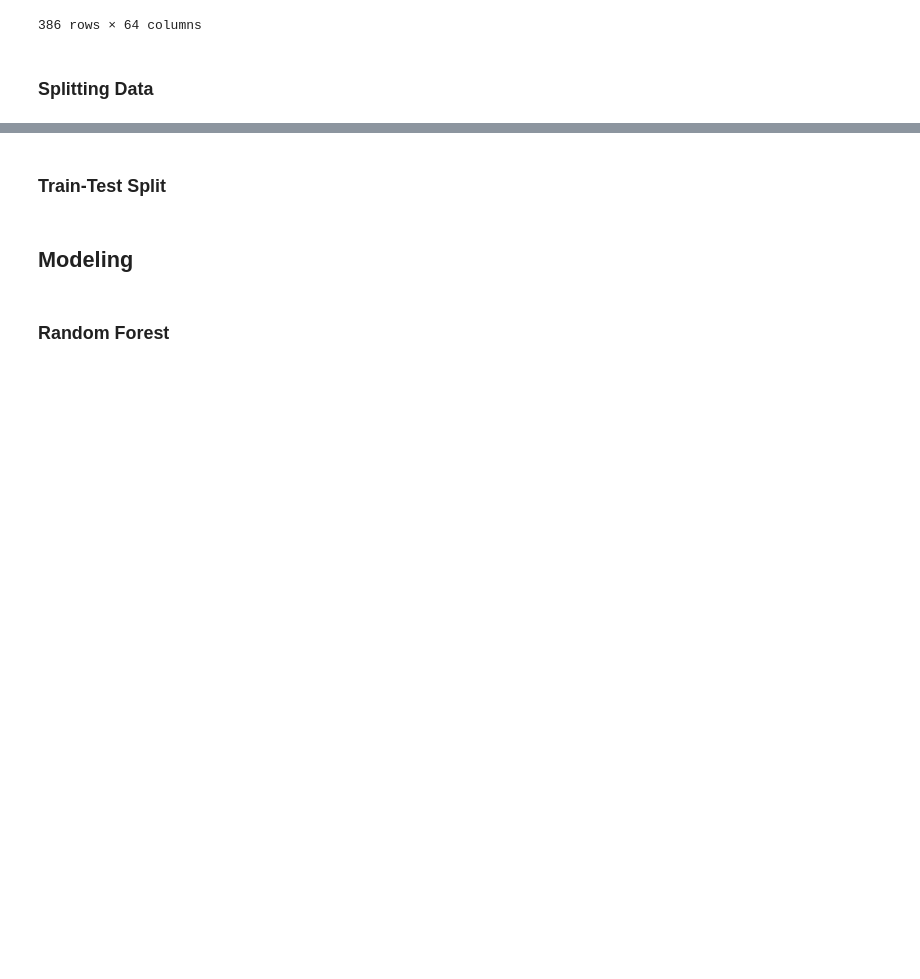
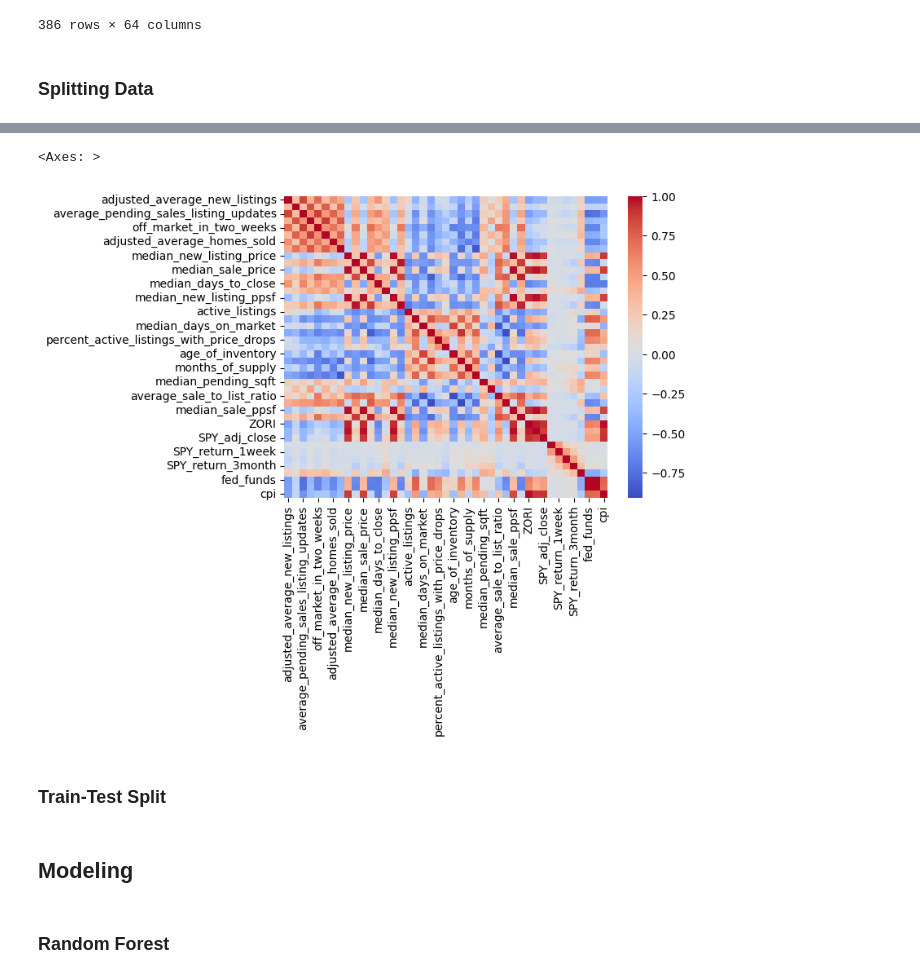
Before and after one commit to itsGarrin/us-residential-housing-price-prediction, a Jupyter notebook: notebooks/AVB_modeling.ipynb, the cells around one changed output, grey strips where cells are left out. Cells and saved outputs as stored; diff of their text form; code cells hidden in the pictures; blank space fills up the shorter version.

```diff
--- a/notebooks/AVB_modeling.ipynb
+++ b/notebooks/AVB_modeling.ipynb
@@ -154,3 +169,10 @@ y = df['AVB_adj_close_1week']
+# %%
+#Correlation
+corr = X.corr()
+sns.heatmap(corr, annot = False, cmap = "coolwarm")
+# %% [output]
+<Axes: >
+[figure, added]
 # %% [markdown]
 ### Train-Test Split
 # %%
```
Also changed, not shown: parts of 3 cells of this notebook, 2 other files.
